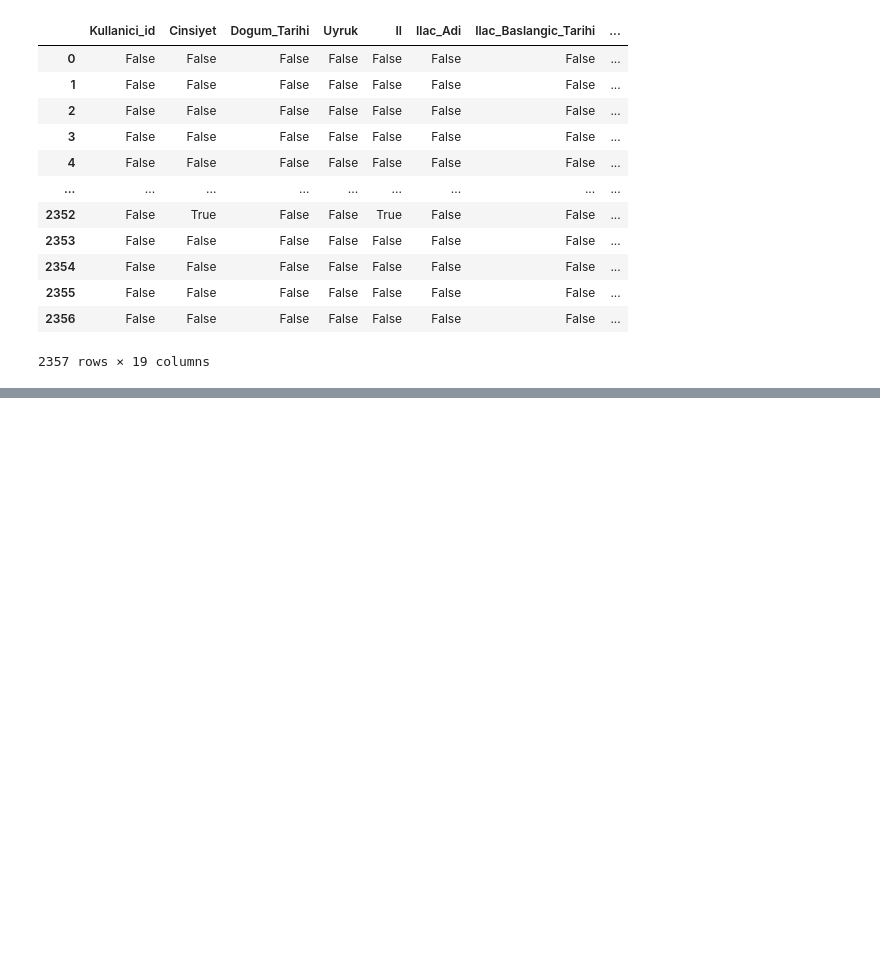
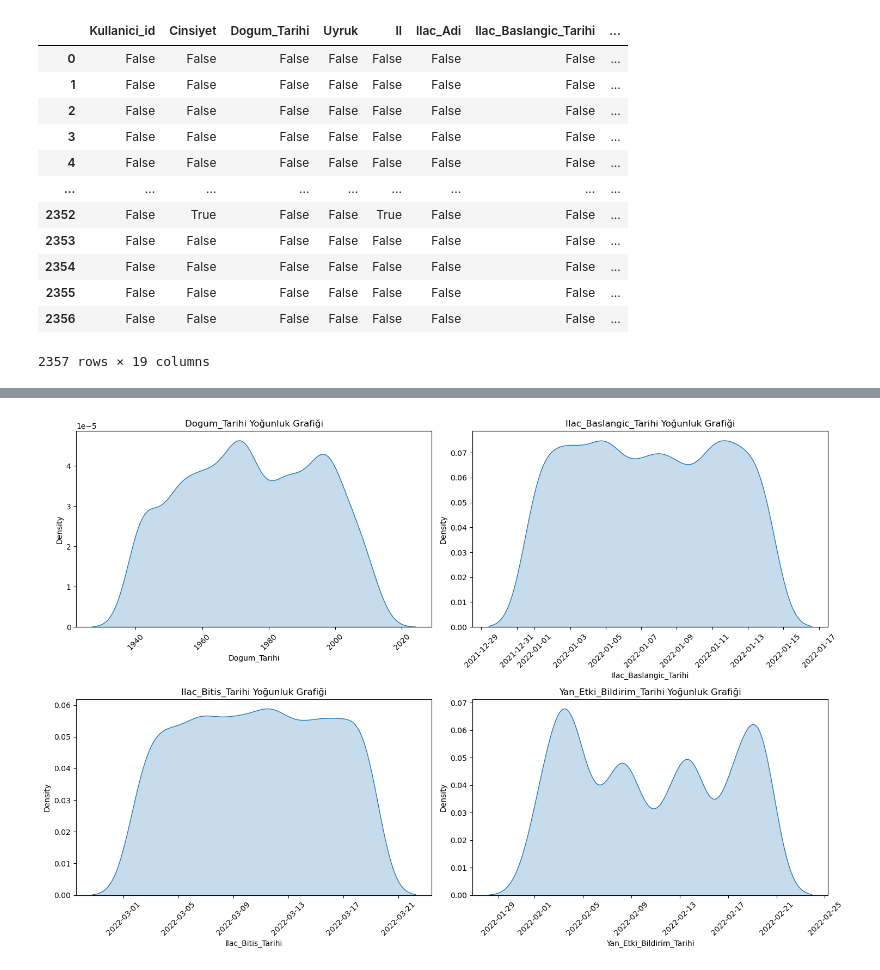
Before and after one commit to SumeyyeBulutt/Pusula_Sumeyye_Bulut, a Jupyter notebook: side_effect_data.ipynb, the cells around one changed output, grey strips where cells are left out. Saved outputs shown, nothing was run; the diff lists cells and outputs as text; code cells hidden in the pictures; blank space fills up the shorter version.

```diff
--- a/side_effect_data.ipynb
+++ b/side_effect_data.ipynb
@@ -78,0 +139,18 @@ plt.show()
+# %%
+date_vars = ['Dogum_Tarihi', 'Ilac_Baslangic_Tarihi', 'Ilac_Bitis_Tarihi', 'Yan_Etki_Bildirim_Tarihi']
+for col in date_vars:
+    df[col] = pd.to_datetime(df[col])
+
+plt.figure(figsize=(15, 10))
+
+for i, col in enumerate(date_vars):
+    plt.subplot(2, 2, i + 1)
+    sns.kdeplot(df[col], fill=True)
+    plt.title(f'{col} Yoğunluk Grafiği')
+    plt.xlabel(col)
+    plt.xticks(rotation=45)
+
+plt.tight_layout()
+plt.show()
+# %% [output]
+[figure, added]
```
Also changed, not shown: parts of 10 cells of this notebook.
